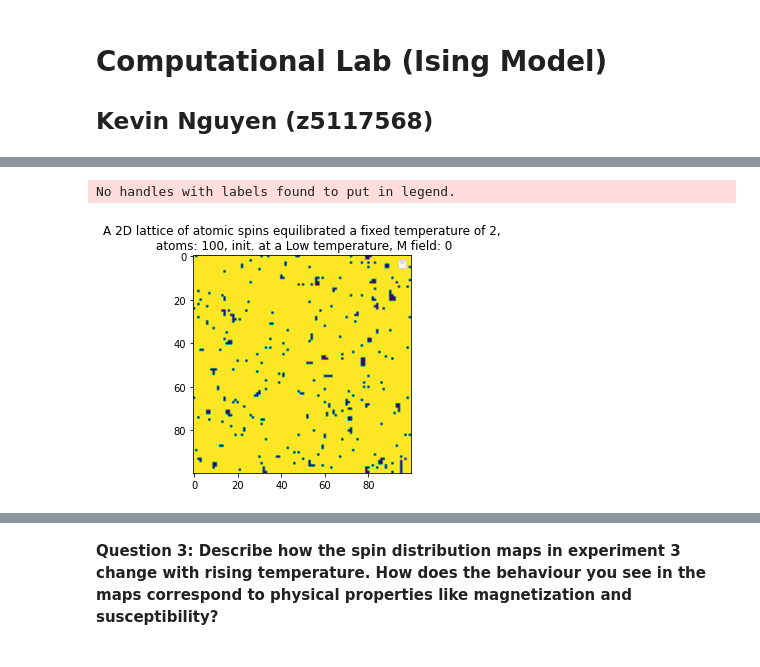
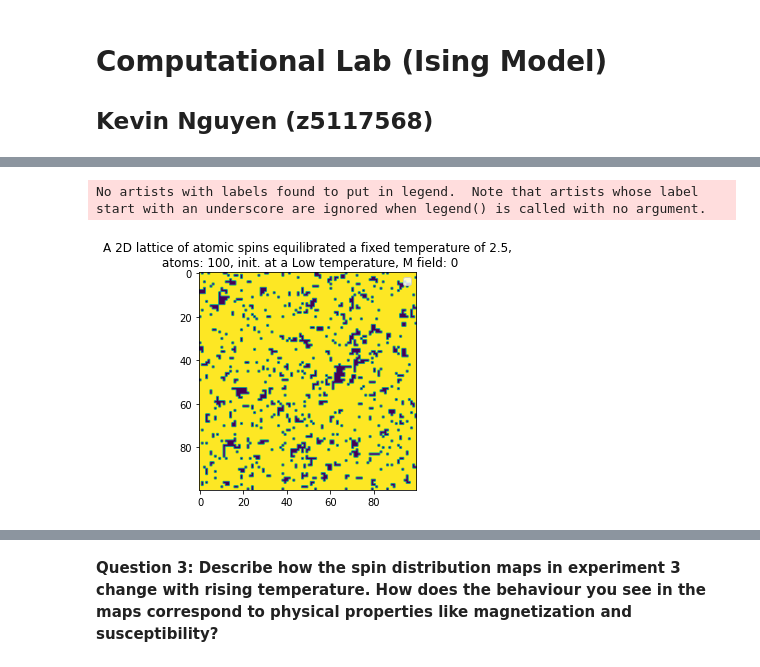
Before and after one commit to IBEKEVINN/Ising-Model, a Jupyter notebook: Computational Lab.ipynb, the cells around one changed output, grey strips where cells are left out. Cells and saved outputs as stored; diff of their text form; code cells hidden in the pictures.

```diff
--- a/Computational Lab.ipynb
+++ b/Computational Lab.ipynb
@@ -74,10 +80,10 @@ No handles with labels found to put in legend.
 # %%
-exp3 = model.plots(N=100, T=2)
+exp3 = model.plots(N=100, T=2.5)
 exp3.lattice()
 exp3.show()
 # %% [output]
-No handles with labels found to put in legend.
+No artists with labels found to put in legend.  Note that artists whose label start with an underscore are ignored when legend() is called with no argument.
-[figure, old version]
+[figure, new version]
 # %%
 exp3 = model.plots(N=100, T=3.5)
 exp3.lattice()
```
Also changed, not shown: parts of 34 cells of this notebook.
